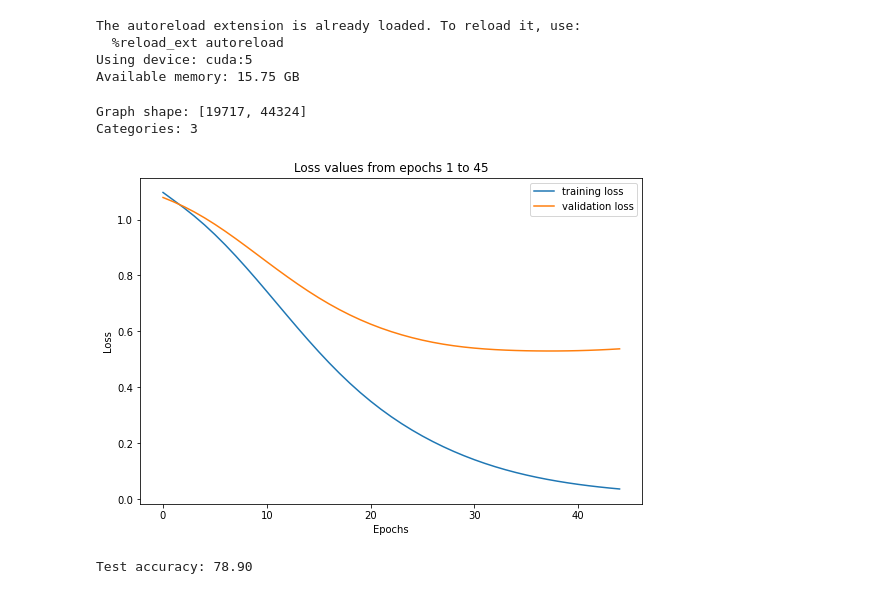
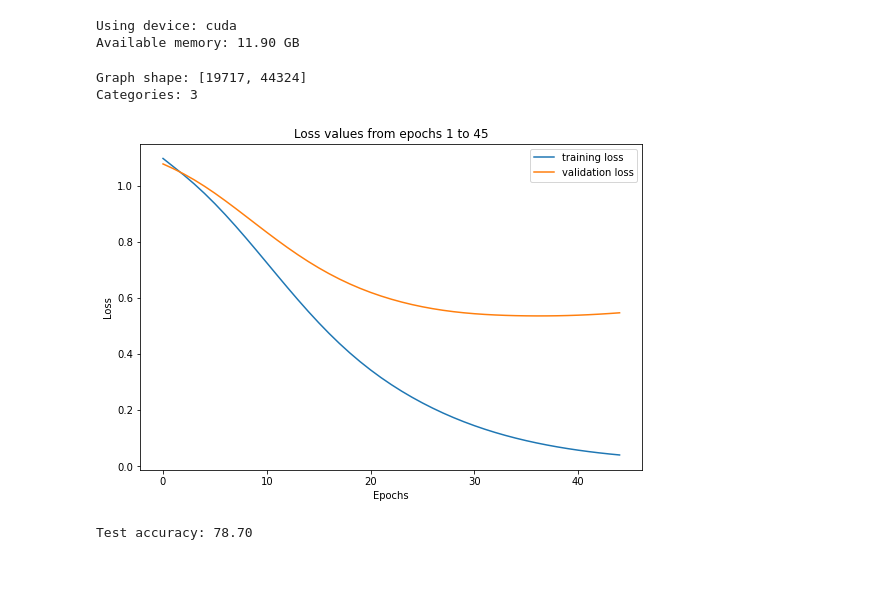
Before and after one commit to advskel/MGNN, a Jupyter notebook: examples/pubmed.ipynb, the cells around one changed output. Saved outputs shown, nothing was run; the diff lists cells and outputs as text; code cells hidden in the pictures.

```diff
--- a/examples/pubmed.ipynb
+++ b/examples/pubmed.ipynb
@@ -21,15 +21,13 @@ plt.rcParams['image.cmap'] = 'gray'
 %load_ext autoreload
 %autoreload 2
 
-device = torch.device(f'cuda:5' if torch.cuda.is_available() else 'cpu')
+device = torch.device(f'cuda' if torch.cuda.is_available() else 'cpu')
 print(f'Using device: {device}')
 if device.type == 'cuda':
     print(f'Available memory: {torch.cuda.get_device_properties(device).total_memory / 1024 ** 3 - torch.cuda.memory_allocated(device) / 1024 ** 3:.2f} GB')
 # %% [output]
-The autoreload extension is already loaded. To reload it, use:
-  %reload_ext autoreload
-Using device: cuda:5
-Available memory: 15.75 GB
+Using device: cuda
+Available memory: 11.90 GB
 # %%
 DATA = datasets.Planetoid(name='Pubmed', root='pubmed_data')[0]
 G = IncidenceGraph()
@@ -46,7 +44,7 @@ print(f'Categories: {CATS}')
 Graph shape: [19717, 44324]
 Categories: 3
 # %%
-MAX_DIST = 10
+MAX_DIST = 5
 Ds = [i for i in G.degree_lists(neighbor_dists=range(MAX_DIST + 1), rel_dims=[], node_list=range(V), pow=-1, add=1)[0].values()]
 edge_list = torch.as_tensor([list(range(V)), list(range(V))])
 As = G.sparse_matrices(neighbor_dists=range(MAX_DIST+1), rel_dims=[], dims=[0])
@@ -134,11 +132,11 @@ def test(model, A_SIZE):
 # %%
 # 1024- 50 epochs 45
 # 512 - 65 epochs 55
 # 256 - 75 epochs
-A_SIZE = 4
+A_SIZE = 5
 model, tr_losses, val_losses = train(-1, A_SIZE, 1024, 45, 0)
 plot(tr_losses, val_losses)
 print(f'Test accuracy: {test(model, A_SIZE) * 100:.2f}')
 # %% [output]
-[figure, old version]
+[figure, new version]
-Test accuracy: 78.90
+Test accuracy: 78.70
```
Also changed, not shown: parts of 3 cells of this notebook, 3 other files.
